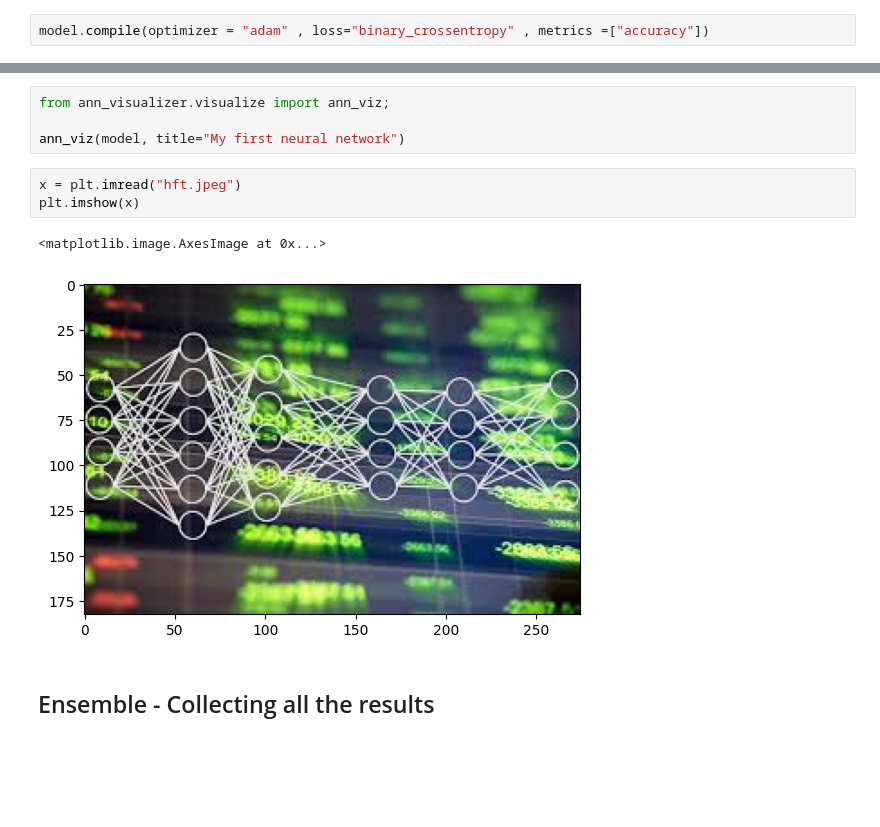
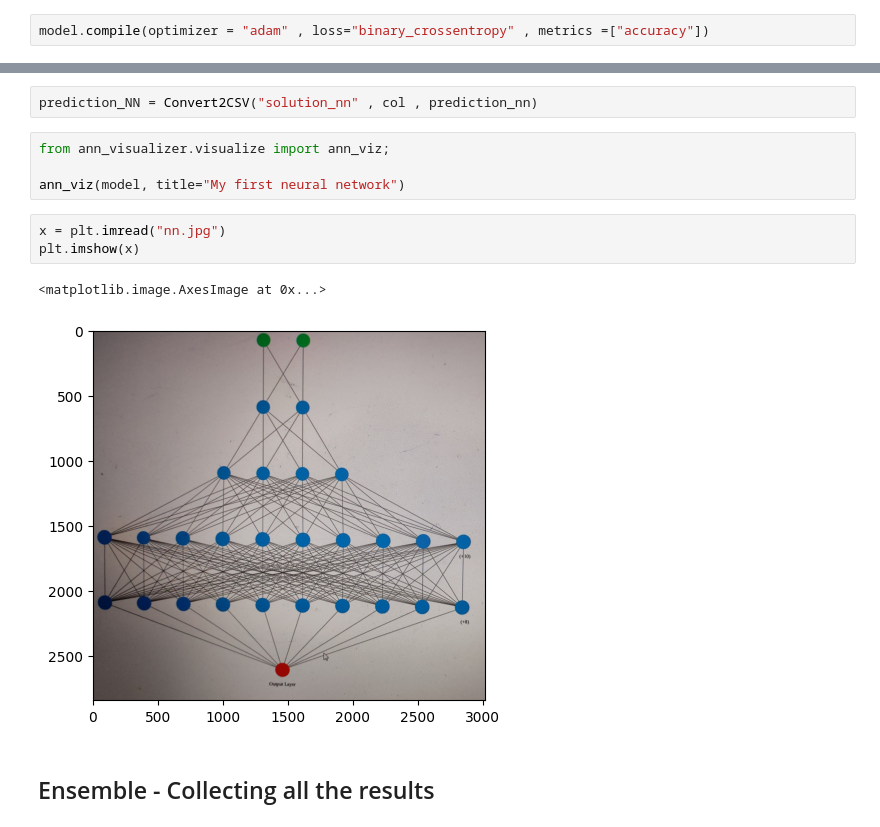
Before and after one commit to hecker1002/Smoke-Status-project, a Jupyter notebook: Smoke Status.ipynb, the cells around one changed output, grey strips where cells are left out. Drawn from its saved outputs; the diff is of its cells as text; blank space fills up the shorter version.

```diff
--- a/Smoke Status.ipynb
+++ b/Smoke Status.ipynb
@@ -570,14 +526,16 @@ array([[1],
        [0]])
+# %%
+prediction_NN = Convert2CSV("solution_nn" , col , prediction_nn)
 # %%
 from ann_visualizer.visualize import ann_viz;
 
 ann_viz(model, title="My first neural network")
 # %%
-x = plt.imread("hft.jpeg")
+x = plt.imread("nn.jpg")
 plt.imshow(x)
 # %% [output]
 <matplotlib.image.AxesImage at 0x...>
-[figure, old version]
+[figure, new version]
 # %% [markdown]
 ## Ensemble - Collecting all the results
 # %%
```
Also changed, not shown: parts of 30 cells of this notebook, 9 other files.
